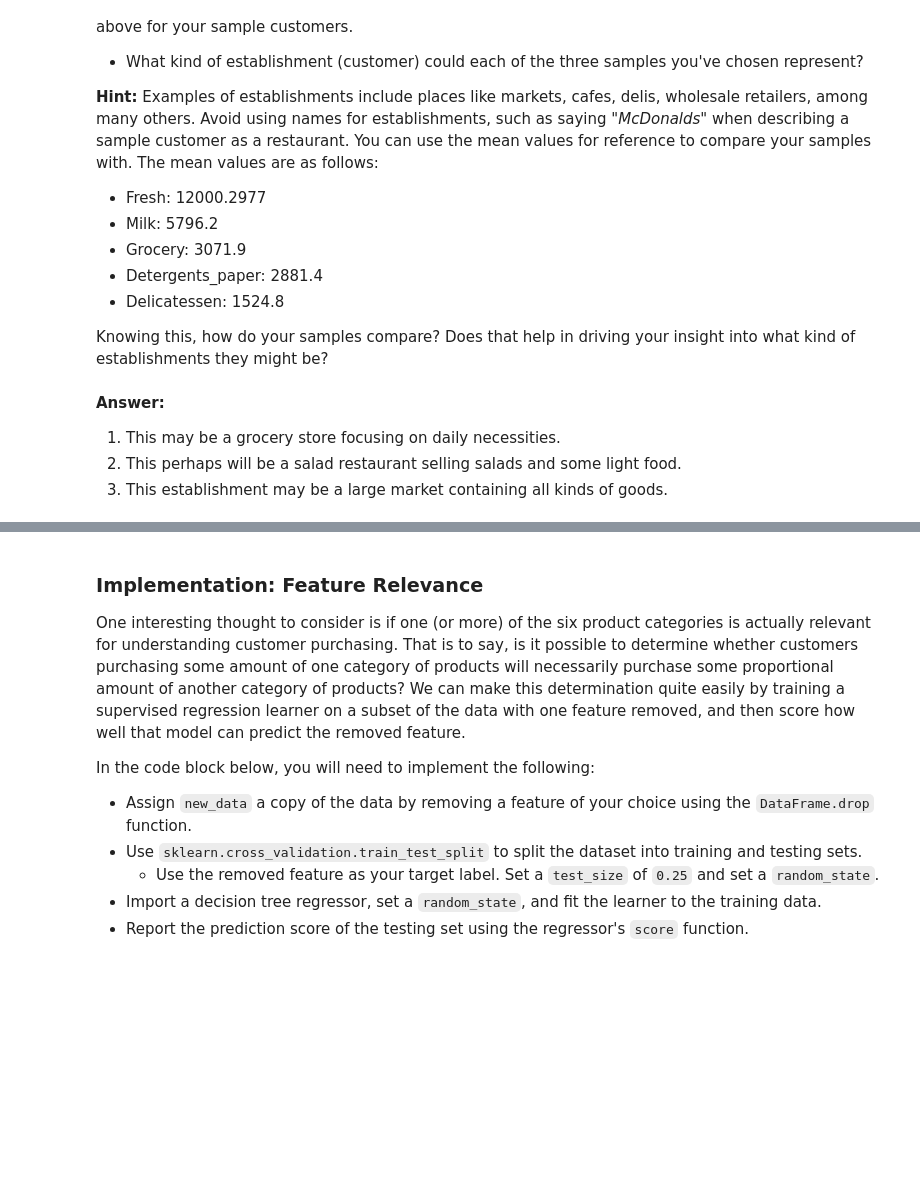
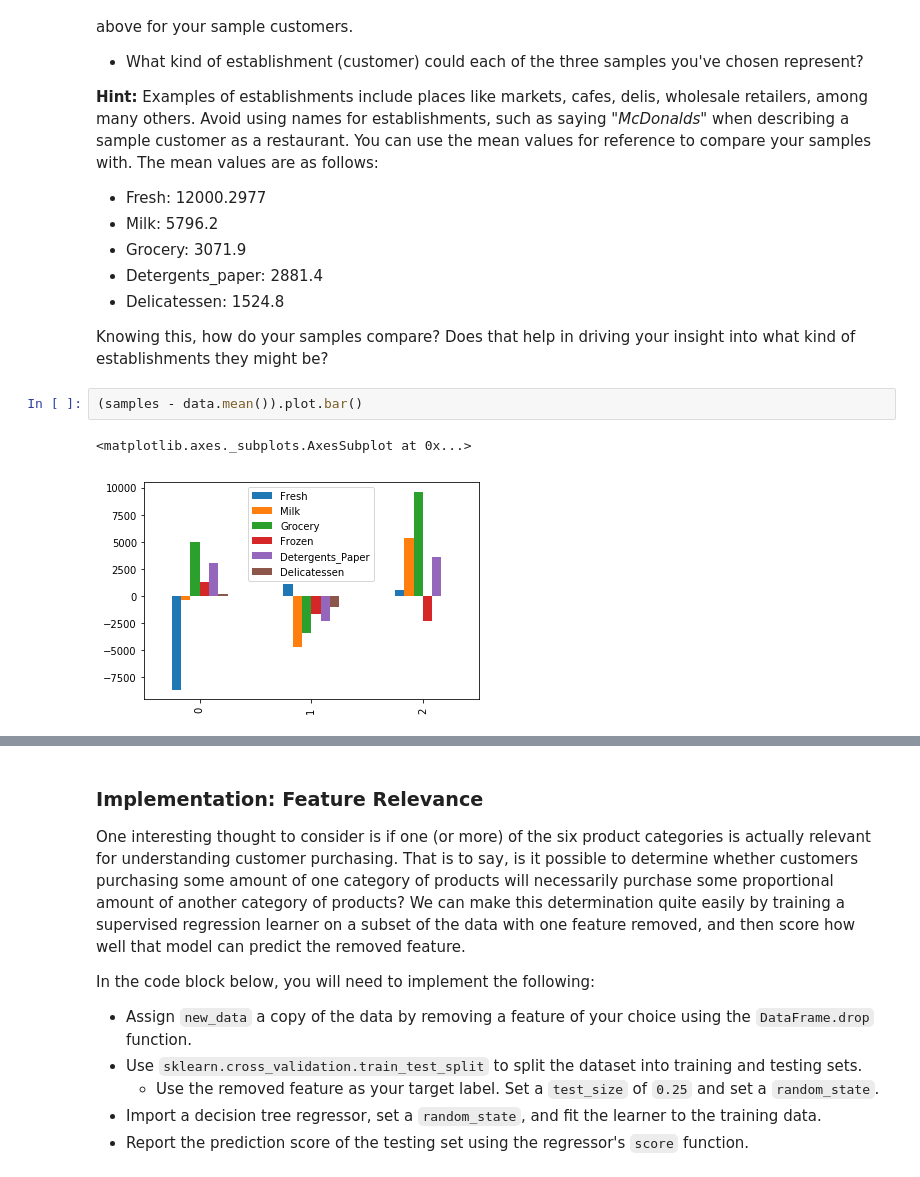
Before and after one commit to Bismarrck/machine-learning, a Jupyter notebook: projects/customer_segments/customer_segments.ipynb, the cells around one changed output, grey strips where cells are left out. Saved outputs shown, nothing was run; the diff lists cells and outputs as text; blank space fills up the shorter version.

```diff
--- a/projects/customer_segments/customer_segments.ipynb
+++ b/projects/customer_segments/customer_segments.ipynb
@@ -88,9 +88,8 @@ Consider the total purchase cost of each product category and the statistical de
 * Delicatessen: 1524.8
 
 Knowing this, how do your samples compare? Does that help in driving your insight into what kind of establishments they might be?
-# %% [markdown]
-**Answer:**
-
-1. This may be a grocery store focusing on daily necessities.
-2. This perhaps will be a salad restaurant selling salads and some light food.
-3. This establishment may be a large market containing all kinds of goods.
+# %%
+(samples - data.mean()).plot.bar()
+# %% [output]
+<matplotlib.axes._subplots.AxesSubplot at 0x...>
+[figure, added]
```
Also changed, not shown: parts of 6 cells of this notebook, 1 other file.
